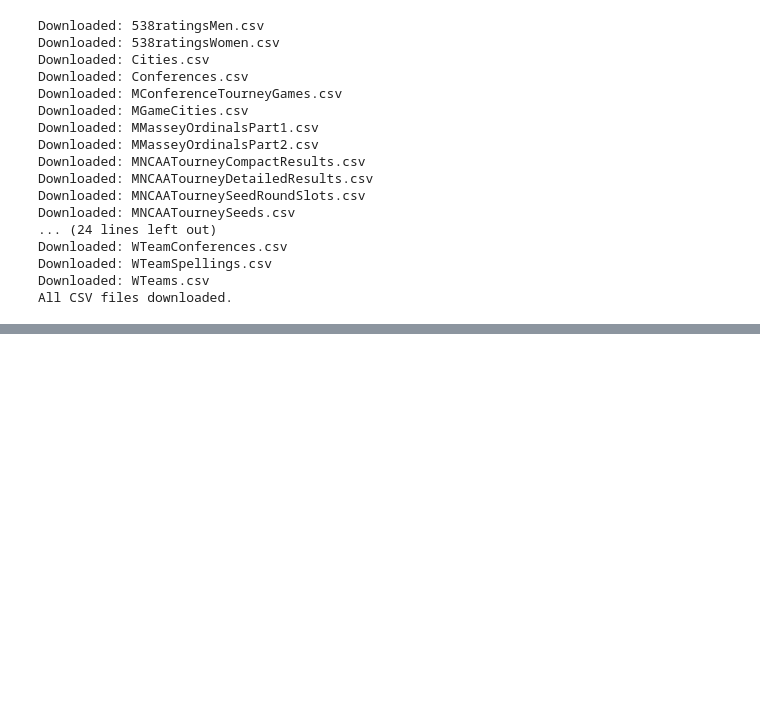
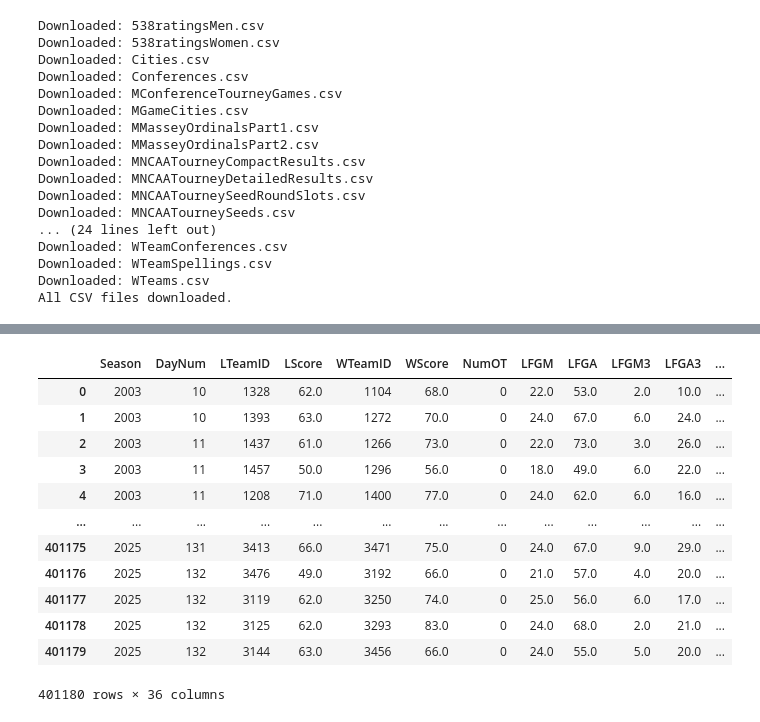
Before and after one commit to jamie07262/INFO-3608-PROJECT, a Jupyter notebook: New_Data_Processor.ipynb, the cells around one changed output, grey strips where cells are left out. Cells and saved outputs as stored; diff of their text form; code cells hidden in the pictures; blank space fills up the shorter version.

Commit message:
Data Preparation

```diff
--- a/New_Data_Processor.ipynb
+++ b/New_Data_Processor.ipynb
@@ -55,23 +54,25 @@ All CSV files downloaded.
 
 seasonResults = pd.concat(
     [
-        pd.read_csv("raw/MRegularSeasonDetailedResults.csv").assign(Divison="M"),
-        pd.read_csv("raw/WRegularSeasonDetailedResults.csv").assign(Divison="W"),
+        pd.read_csv("raw/MRegularSeasonDetailedResults.csv").assign(Divison = 1),
+        pd.read_csv("raw/WRegularSeasonDetailedResults.csv").assign(Divison = 0),
     ]
 ).reset_index(drop=True)
 
 tourneyResults = pd.concat(
     [
-        pd.read_csv("raw/MNCAATourneyDetailedResults.csv").assign(Divison="M"),
-        pd.read_csv("raw/WNCAATourneyDetailedResults.csv").assign(Divison="W"),
+        pd.read_csv("raw/MNCAATourneyDetailedResults.csv").assign(Divison = 1),
+        pd.read_csv("raw/WNCAATourneyDetailedResults.csv").assign(Divison = 0),
     ]
 ).reset_index(drop=True)
 
 seeds = pd.concat(
     [
-        pd.read_csv("raw/MNCAATourneySeeds.csv").assign(Divison="M"),
-        pd.read_csv("raw/WNCAATourneySeeds.csv").assign(Divison="W"),
+        pd.read_csv("raw/MNCAATourneySeeds.csv").assign(Divison = 1),
+        pd.read_csv("raw/WNCAATourneySeeds.csv").assign(Divison = 0),
     ]
 ).reset_index(drop=True)
+# %%
+pd.options.display.max_columns = None
 # %%
 seasonResults
@@ -142,0 +109,44 @@ seeds
+# %%
+#Swap team positions in box scores
+def prepareData(dataFrame):
+    dataFrame = dataFrame[["Season", "DayNum", "LTeamID", "LScore", "WTeamID", "WScore", "NumOT",
+            "LFGM", "LFGA", "LFGM3", "LFGA3", "LFTM", "LFTA", "LOR", "LDR", "LAst", "LTO", "LStl", "LBlk", "LPF",
+            "WFGM", "WFGA", "WFGM3", "WFGA3", "WFTM", "WFTA", "WOR", "WDR", "WAst", "WTO", "WStl", "WBlk", "WPF", "Divison"]].copy()
+
+
+    #Adjustments for Overtime (Since more time = more stats)
+    overtimeAdjustment = (40 + 5 * dataFrame["NumOT"]) / 40
+    columnAdjustments = ["LScore", "WScore",
+               "LFGM", "LFGA", "LFGM3", "LFGA3", "LFTM", "LFTA", "LOR", "LDR", "LAst", "LTO", "LStl", "LBlk", "LPF",
+               "WFGM", "WFGA", "WFGM3", "WFGA3", "WFTM", "WFTA", "WOR", "WDR", "WAst", "WTO", "WStl", "WBlk", "WPF", "Divison"]
+    for col in columnAdjustments:
+        dataFrame[col] = dataFrame[col] / overtimeAdjustment
+
+    dataFrameSwap = dataFrame.copy()
+    final = pd.concat([dataFrame, dataFrameSwap]).reset_index(drop=True)
+    final["PointDifference"] = final["WScore"] - final["LScore"]
+    final["Win"] = (final["PointDifference"] > 0) * 1
+
+    final = final[["Season", "DayNum", "LTeamID", "LScore", "WTeamID", "WScore", "NumOT",
+            "LFGM", "LFGA", "LFGM3", "LFGA3", "LFTM", "LFTA", "LOR", "LDR", "LAst", "LTO", "LStl", "LBlk", "LPF",
+            "WFGM", "WFGA", "WFGM3", "WFGA3", "WFTM", "WFTA", "WOR", "WDR", "WAst", "WTO", "WStl", "WBlk", "WPF", "PointDifference", "Win", "Divison"]].copy()
+    return final
+
+seasonData = prepareData(seasonResults)
+tourneyData = prepareData(tourneyResults)
+# %%
+seasonData
+# %% [output]
+|  | Season | DayNum | LTeamID | LScore | WTeamID | WScore | NumOT | LFGM | LFGA | LFGM3 | LFGA3 | ... |
+| 0 | 2003 | 10 | 1328 | 62.0 | 1104 | 68.0 | 0 | 22.0 | 53.0 | 2.0 | 10.0 | ... |
+| 1 | 2003 | 10 | 1393 | 63.0 | 1272 | 70.0 | 0 | 24.0 | 67.0 | 6.0 | 24.0 | ... |
+| 2 | 2003 | 11 | 1437 | 61.0 | 1266 | 73.0 | 0 | 22.0 | 73.0 | 3.0 | 26.0 | ... |
+| 3 | 2003 | 11 | 1457 | 50.0 | 1296 | 56.0 | 0 | 18.0 | 49.0 | 6.0 | 22.0 | ... |
+| 4 | 2003 | 11 | 1208 | 71.0 | 1400 | 77.0 | 0 | 24.0 | 62.0 | 6.0 | 16.0 | ... |
+| ... | ... | ... | ... | ... | ... | ... | ... | ... | ... | ... | ... | ... |
+| 401175 | 2025 | 131 | 3413 | 66.0 | 3471 | 75.0 | 0 | 24.0 | 67.0 | 9.0 | 29.0 | ... |
+| 401176 | 2025 | 132 | 3476 | 49.0 | 3192 | 66.0 | 0 | 21.0 | 57.0 | 4.0 | 20.0 | ... |
+| 401177 | 2025 | 132 | 3119 | 62.0 | 3250 | 74.0 | 0 | 25.0 | 56.0 | 6.0 | 17.0 | ... |
+| 401178 | 2025 | 132 | 3125 | 62.0 | 3293 | 83.0 | 0 | 24.0 | 68.0 | 2.0 | 21.0 | ... |
+| 401179 | 2025 | 132 | 3144 | 63.0 | 3456 | 66.0 | 0 | 24.0 | 55.0 | 5.0 | 20.0 | ... |
+401180 rows × 36 columns
```
Also changed, not shown: parts of 8 cells of this notebook.
